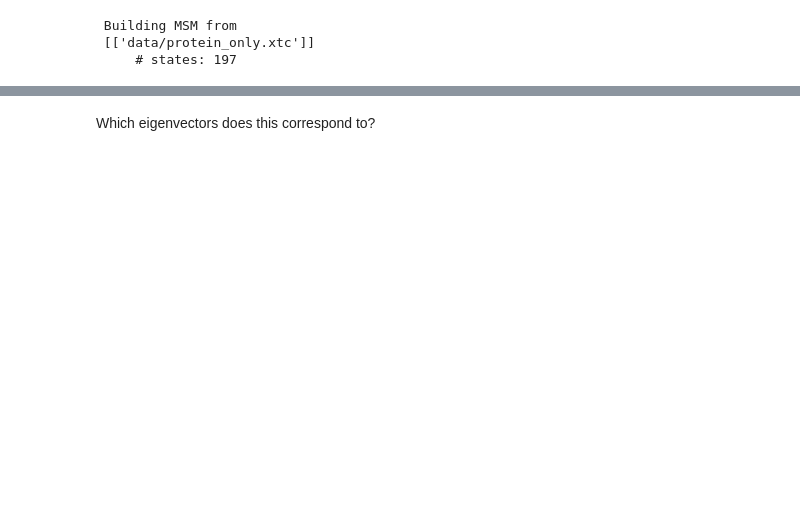
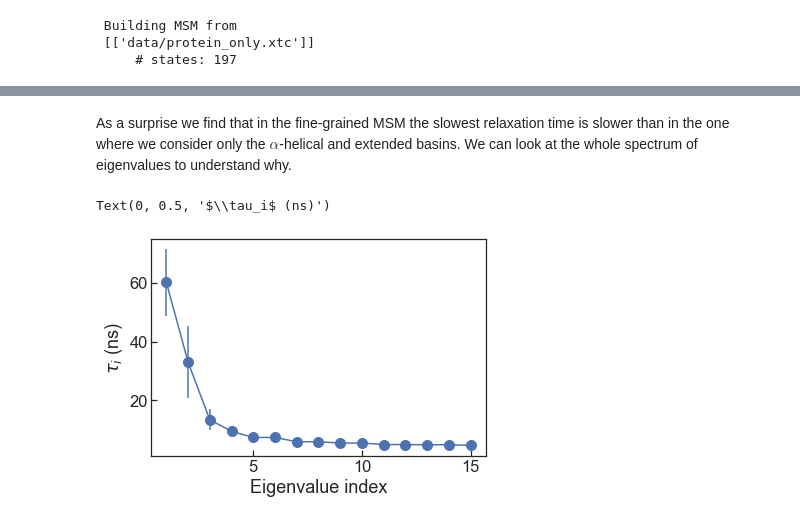
Before and after one commit to BioKT/MasterMSM, a Jupyter notebook: examples/alanine_dipeptide/ala_dipeptide_discretize.ipynb, the cells around one changed output, grey strips where cells are left out. Drawn from its saved outputs; the diff is of its cells as text; code cells hidden in the pictures; blank space fills up the shorter version.

```diff
--- a/examples/alanine_dipeptide/ala_dipeptide_discretize.ipynb
+++ b/examples/alanine_dipeptide/ala_dipeptide_discretize.ipynb
@@ -106,2 +106,12 @@ ax.set_ylabel(r'$\tau_i$ [ns]')
-# %% [markdown]
-Which eigenvectors does this correspond to?
+# %% [markdown]
+As a surprise we find that in the fine-grained MSM the slowest relaxation time is slower than in the one where we consider only the $\alpha$-helical and extended basins. We can look at the whole spectrum of eigenvalues to understand why.
+# %%
+fig, ax = plt.subplots()
+ax.errorbar(range(1,16),msm_alaTB_grid.msms[10].tauT[0:15], fmt='o-', \
+            yerr= msm_alaTB_grid.msms[10].tau_std[0:15], ms=10)
+ax.set_xlabel('Eigenvalue index')
+ax.set_ylabel(r'$\tau_i$ (ns)')
+#ax.set_yscale('log')
+# %% [output]
+Text(0, 0.5, '$\\tau_i$ (ns)')
+[figure, added]
```
Also changed, not shown: parts of 16 cells of this notebook.
